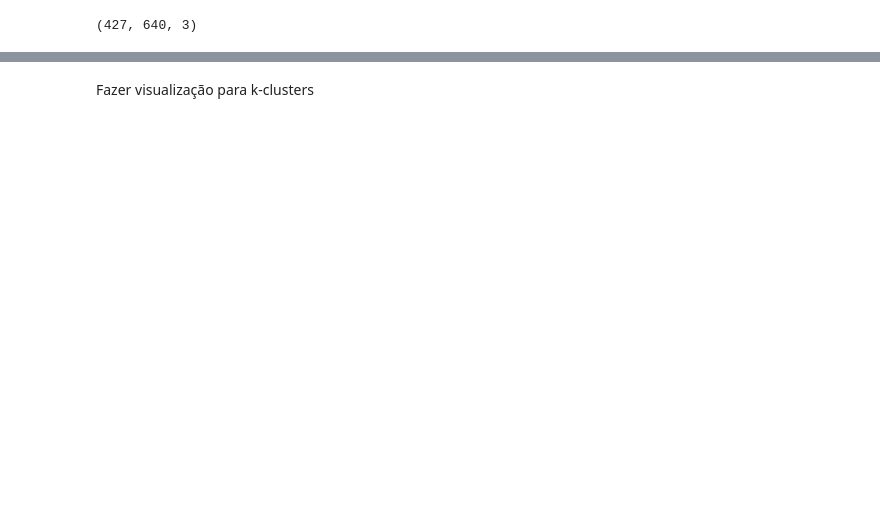
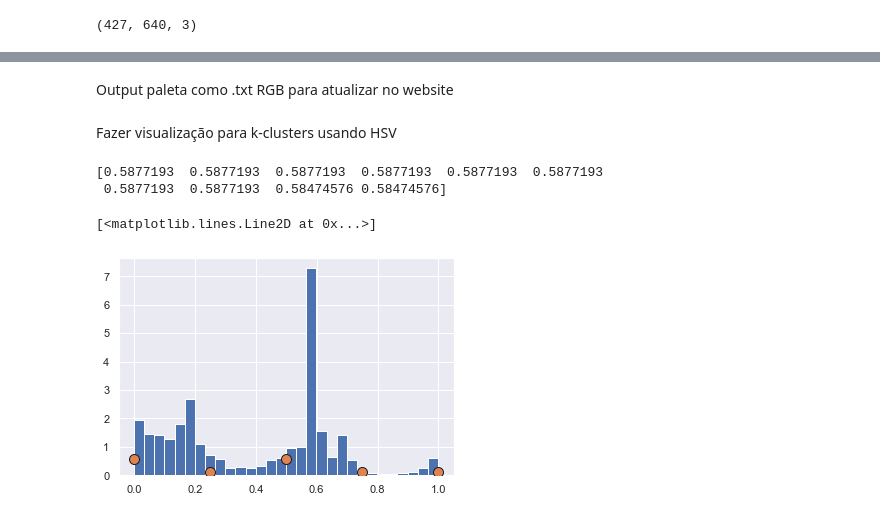
Before and after one commit to DQN-AGENTS-EESTECH22/ML-MODEL, a Jupyter notebook: kmeans2.ipynb, the cells around one changed output, grey strips where cells are left out. Cells and saved outputs as stored; diff of their text form; code cells hidden in the pictures; blank space fills up the shorter version.

```diff
--- a/kmeans2.ipynb
+++ b/kmeans2.ipynb
@@ -59,0 +73,2 @@ Clipping input data to the valid range for imshow with RGB data ([0..1] for floa
+# %% [markdown]
+Output paleta como .txt RGB para atualizar no website
@@ -60,2 +88,51 @@ Clipping input data to the valid range for imshow with RGB data ([0..1] for floa
 # %% [markdown]
-Fazer visualização para k-clusters
+Fazer visualização para k-clusters usando HSV
+# %%
+import colorsys
+
+def convert_rgb_to_hsv(rgb_palette):
+    hsv = np.zeros(rgb_palette.shape)
+    for i in range(rgb_palette.shape[0]):
+        hsv[i, :] = colorsys.rgb_to_hsv(rgb_palette[i, 0],
+                                    rgb_palette[i, 1],
+                                    rgb_palette[i, 2])
+    return hsv
+
+def convert_hsv_to_rgb(hsv_palette):
+    rgb = np.zeros(hsv_palette.shape)
+    for i in range(hsv_palette.shape[0]):
+        rgb[i, :] = colorsys.hsv_to_rgb(hsv_palette[i, 0],
+                                    hsv_palette[i, 1],
+                                    hsv_palette[i, 2])
+    return rgb
+# %%
+# converter imagem original para HSV
+Xhsv = convert_rgb_to_hsv(X)
+# manter apenas hue
+Xhue = Xhsv[:, 0]
+
+print(Xhue[:10])
+# %% [output]
+[0.5877193  0.5877193  0.5877193  0.5877193  0.5877193  0.5877193
+ 0.5877193  0.5877193  0.58474576 0.58474576]
+# %%
+# fazer histograma dos valores de hue presentes na imagem
+fig = plt.figure()
+ax = fig.add_subplot()
+histogram = ax.hist(Xhue, bins=30, density=True, zorder=4)
+
+# converter centros dos kmeans para HSV
+centersHsv = convert_rgb_to_hsv(rgb)
+# manter apenas Hue e comparar no histograma
+centersHue = centersHsv[:, 0]
+ax.plot(np.linspace(0, 1, centersHue.size), centersHue,
+        ls='None', marker='o', ms=10.0, mec='k', zorder=5)
+
+# mapear Hue no fundo
+hue_colormap = np.zeros((100, 100, 3))
+hue_colormap[:, :, 1:] = 0.5
+hue_colormap[:, :, 0] = np.linspace(0, 1, 100)
+ax.imshow(hue_colormap)
+# %% [output]
+[<matplotlib.lines.Line2D at 0x...>]
+[figure, added]
```
Also changed, not shown: parts of 9 cells of this notebook, 2 other files.
